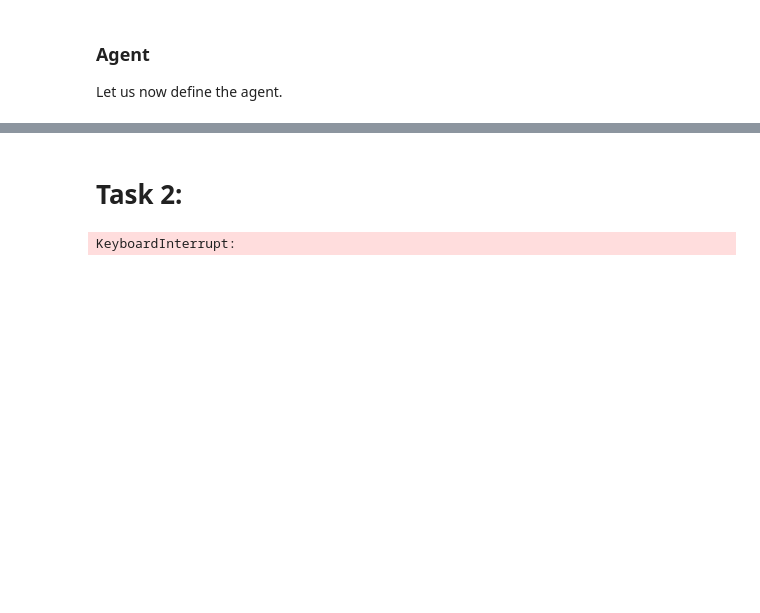
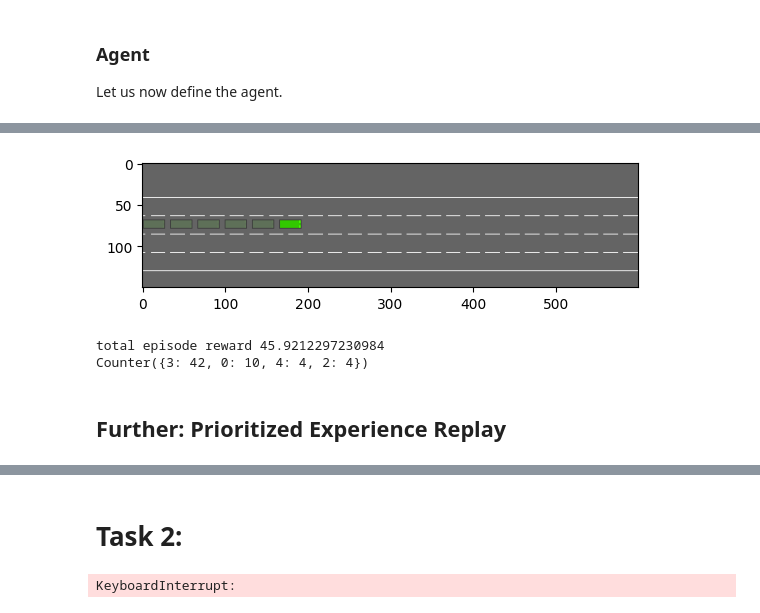
Before and after one commit to Bodartofficiel/rl-2024-2025, a Jupyter notebook: Projet/RL_project.ipynb, the cells around one changed output, grey strips where cells are left out. Saved outputs shown, nothing was run; the diff lists cells and outputs as text; code cells hidden in the pictures; blank space fills up the shorter version.

```diff
--- a/Projet/RL_project.ipynb
+++ b/Projet/RL_project.ipynb
@@ -390,0 +512,33 @@ KeyboardInterrupt:
+# %%
+env = gym.make("highway-fast-v0", render_mode="rgb_array", config = config_dict)
+env.reset()
+
+action_space = env.action_space
+observation_space = env.observation_space
+
+gamma = .99
+episode_batch_size = 64
+learning_rate = 1e-4
+weight_decay = 0
+model=CNN()
+optimizer = torch.optim.Adam
+N_episodes = 1000
+
+agent = DoubleDQNAgent(
+    action_space=action_space,
+    observation_space=observation_space,
+    gamma=gamma,
+    batch_size=episode_batch_size,
+    learning_rate=learning_rate,
+    weight_decay=weight_decay,
+    model=model,
+    optimizer=optimizer,
+    buffer_capacity=10_000,
+)
+
+print("mean reward before training = ", np.mean(eval_agent(agent, env, 10)))
+# Run the training loop
+train(env, agent, N_episodes, eval_every=50,)
+
+# Evaluate the final policy
+print("mean reward after training = ", np.mean(eval_agent(agent, env, 10)))
@@ -390,0 +559,14 @@ KeyboardInterrupt:
+# %%
+env.reset(seed=5)
+
+agent.reset_action_counter()
+
+run_one_episode(env, agent)
+
+print(agent.action_counter)
+# %% [output]
+[figure, added]
+total episode reward 45.9212297230984
+Counter({3: 42, 0: 10, 4: 4, 2: 4})
+# %% [markdown]
+## Further: Prioritized Experience Replay
```
Also changed, not shown: parts of 17 cells of this notebook.
